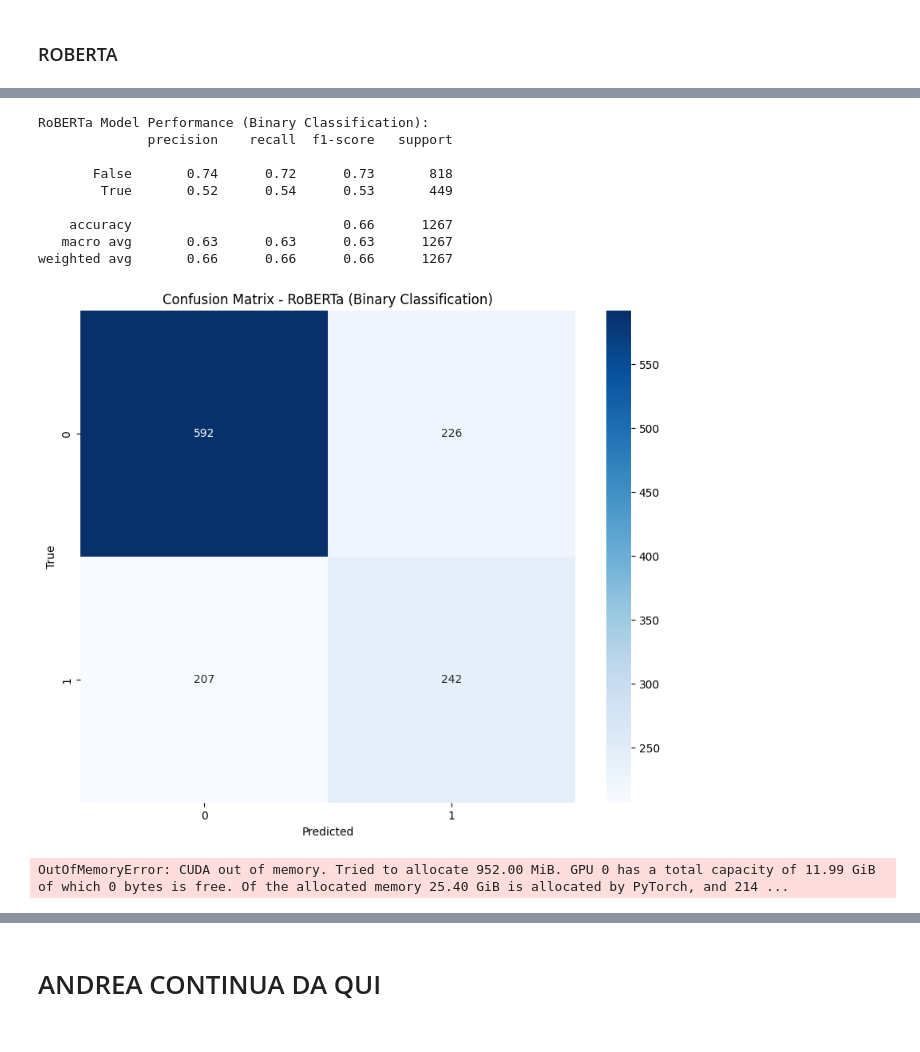
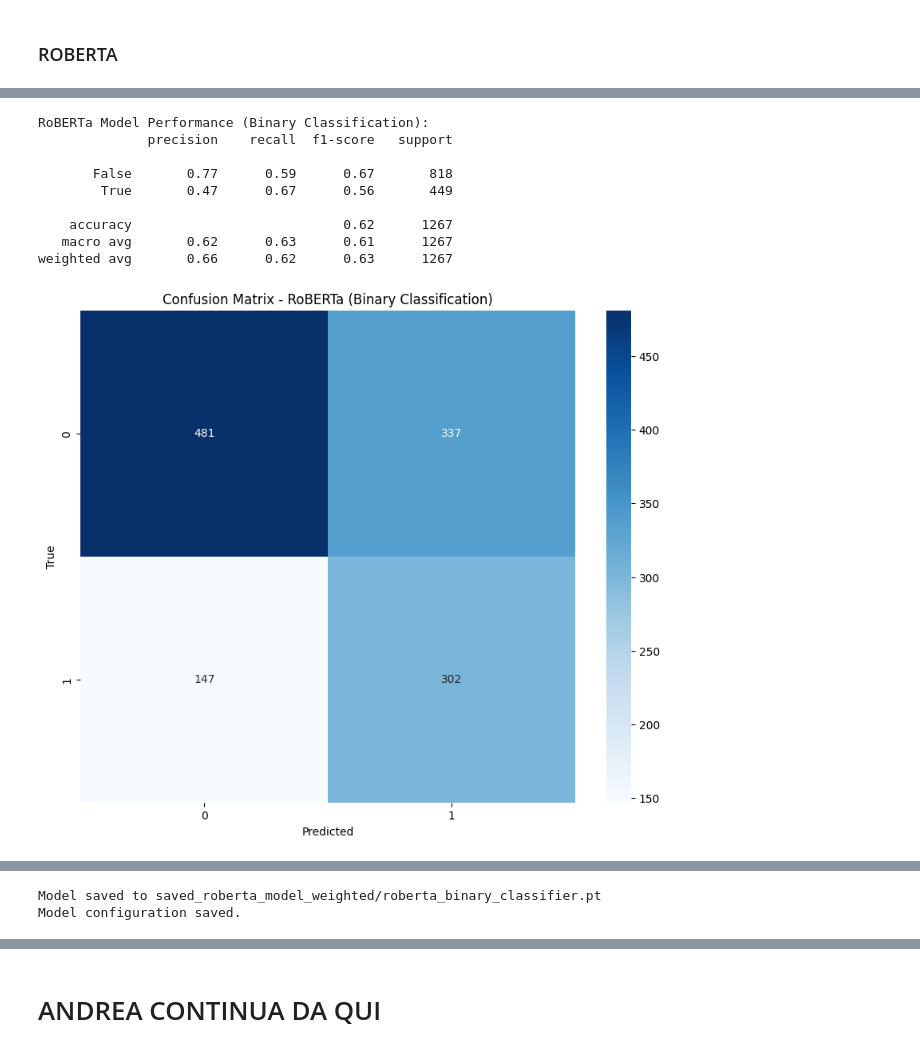
Before and after one commit to alexcri90/LIAR_TextMining_Bicocca, a Jupyter notebook: TM_Notebook.ipynb, the cells around one changed output, grey strips where cells are left out. Cells and saved outputs as stored; diff of their text form; code cells hidden in the pictures.

Commit message:
Test Roberta Improve

```diff
--- a/TM_Notebook.ipynb
+++ b/TM_Notebook.ipynb
@@ -957,22 +982,20 @@ You should probably TRAIN this model on a down-stream task to be able to use it
 # %%
 # Training loop
-def format_time(elapsed):
-    return str(int(elapsed // 3600)) + 'h:' + str(int((elapsed % 3600) // 60)) + 'm:' + str(int(elapsed % 60)) + 's'
-
 for epoch in range(epochs):
     print(f'\n======== Epoch {epoch+1} / {epochs} ========')
     print('Training...')
 
-    t0 = time.time()
+    model.train()
     total_loss = 0
-    model.train()
 
     for step, batch in enumerate(tqdm(train_dataloader, desc="Training", unit="batch")):
         b_input_ids, b_input_mask, b_labels = tuple(t.to(device) for t in batch)
 
         model.zero_grad()
-        outputs = model(b_input_ids, attention_mask=b_input_mask, labels=b_labels)
-        loss = outputs.loss
+        outputs = model(b_input_ids, attention_mask=b_input_mask)
+        logits = outputs.logits
+
+        loss = loss_fn(logits, b_labels)
         total_loss += loss.item()
 
         loss.backward()
@@ -983,22 +1006,25 @@ for epoch in range(epochs):
     avg_train_loss = total_loss / len(train_dataloader)
     print(f"Average training loss: {avg_train_loss:.4f}")
 
-    print("\nRunning Validation...")
+    # Validation
     model.eval()
     val_accuracy = []
+    val_loss = []
 
     for batch in tqdm(valid_dataloader, desc="Validation", unit="batch"):
         b_input_ids, b_input_mask, b_labels = tuple(t.to(device) for t in batch)
         with torch.no_grad():
             outputs = model(b_input_ids, attention_mask=b_input_mask)
+            logits = outputs.logits
+            loss = loss_fn(logits, b_labels)
+            val_loss.append(loss.item())
 
-        logits = outputs.logits
         predictions = torch.argmax(logits, dim=1)
         accuracy = (predictions == b_labels).float().mean()
         val_accuracy.append(accuracy.item())
 
     print(f"Validation Accuracy: {np.mean(val_accuracy):.4f}")
-    print(f"Total training time: {format_time(time.time() - t0)}")
+    print(f"Validation Loss: {np.mean(val_loss):.4f}")
 # %% [output]
 ======== Epoch 1 / 4 ========
 Training...
@@ -1036,58 +1054,61 @@ Total training time: 0h:0m:49s
 model.eval()
 test_predictions = []
 test_true_labels = []
+test_probabilities = []
 
-for batch in tqdm(test_dataloader, desc="Testing", unit="batch"):
-    b_input_ids, b_input_mask, b_labels = tuple(t.to(device) for t in batch)
-    with torch.no_grad():
+with torch.no_grad():
+    for batch in tqdm(test_dataloader, desc="Testing", unit="batch"):
+        b_input_ids, b_input_mask, b_labels = tuple(t.to(device) for t in batch)
         outputs = model(b_input_ids, attention_mask=b_input_mask)
 
-    logits = outputs.logits
-    predictions = torch.argmax(logits, dim=1)
+        logits = outputs.logits
+        probabilities = torch.softmax(logits, dim=1)
+        predictions = torch.argmax(logits, dim=1)
 
-    test_predictions.extend(predictions.cpu().numpy())
-    test_true_labels.extend(b_labels.cpu().numpy())
+        test_predictions.extend(predictions.cpu().numpy())
+        test_true_labels.extend(b_labels.cpu().numpy())
+        test_probabilities.extend(probabilities[:, 1].cpu().numpy())  # Probability of the positive class
 
 # Convert to numpy arrays
 test_predictions = np.array(test_predictions)
 test_true_labels = np.array(test_true_labels)
+test_probabilities = np.array(test_probabilities)
 
 # Print classification report
 print("\nRoBERTa Model Performance (Binary Classification):")
 print(classification_report(test_true_labels, test_predictions, target_names=['False', 'True']))
 
 # Confusion Matrix
 cm = confusion_matrix(test_true_labels, test_predictions)
 plt.figure(figsize=(10, 8))
 sns.heatmap(cm, annot=True, fmt='d', cmap='Blues')
 plt.title('Confusion Matrix - RoBERTa (Binary Classification)')
 plt.xlabel('Predicted')
 plt.ylabel('True')
 plt.show()
 
 # ROC Curve
-fpr, tpr, _ = roc_curve(test_true_labels, model(test_inputs.to(device), attention_mask=test_masks.to(device)).logits[:, 1].cpu().detach().numpy())
+fpr, tpr, _ = roc_curve(test_true_labels, test_probabilities)
 roc_auc = auc(fpr, tpr)
 
 plt.figure(figsize=(10, 8))
 plt.plot(fpr, tpr, color='darkorange', lw=2, label=f'ROC curve (AUC = {roc_auc:.2f})')
 plt.plot([0, 1], [0, 1], color='navy', lw=2, linestyle='--')
 plt.xlim([0.0, 1.0])
 plt.ylim([0.0, 1.05])
 plt.xlabel('False Positive Rate')
 plt.ylabel('True Positive Rate')
 plt.title('Receiver Operating Characteristic (ROC) Curve')
 plt.legend(loc="lower right")
 plt.show()
 # %% [output]
 RoBERTa Model Performance (Binary Classification):
               precision    recall  f1-score   support
 
-       False       0.74      0.72      0.73       818
-        True       0.52      0.54      0.53       449
+       False       0.77      0.59      0.67       818
+        True       0.47      0.67      0.56       449
 
-    accuracy                           0.66      1267
-   macro avg       0.63      0.63      0.63      1267
-weighted avg       0.66      0.66      0.66      1267
+    accuracy                           0.62      1267
+   macro avg       0.62      0.63      0.61      1267
+weighted avg       0.66      0.62      0.63      1267
-[figure, old version]
+[figure, new version]
-OutOfMemoryError: CUDA out of memory. Tried to allocate 952.00 MiB. GPU 0 has a total capacity of 11.99 GiB of which 0 bytes is free. Of the allocated memory 25.40 GiB is allocated by PyTorch, and 214 ...
@@ -1094,12 +1116,15 @@ OutOfMemoryError: CUDA out of memory. Tried to allocate 952.00 MiB. GPU 0 has a
 # %%
 # Save the model
-os.makedirs('saved_roberta_model', exist_ok=True)
-model_save_path = 'saved_roberta_model/roberta_binary_classifier.pt'
+os.makedirs('saved_roberta_model_weighted', exist_ok=True)
+model_save_path = 'saved_roberta_model_weighted/roberta_binary_classifier.pt'
 torch.save(model.state_dict(), model_save_path)
-tokenizer.save_pretrained('saved_roberta_model')
+tokenizer.save_pretrained('saved_roberta_model_weighted')
 print(f"\nModel saved to {model_save_path}")
 
 # Save the configuration
-model.config.save_pretrained('saved_roberta_model')
+model.config.save_pretrained('saved_roberta_model_weighted')
 print("Model configuration saved.")
+# %% [output]
+Model saved to saved_roberta_model_weighted/roberta_binary_classifier.pt
+Model configuration saved.
 # %%
```
Also changed, not shown: parts of 19 cells of this notebook, 5 other files.
